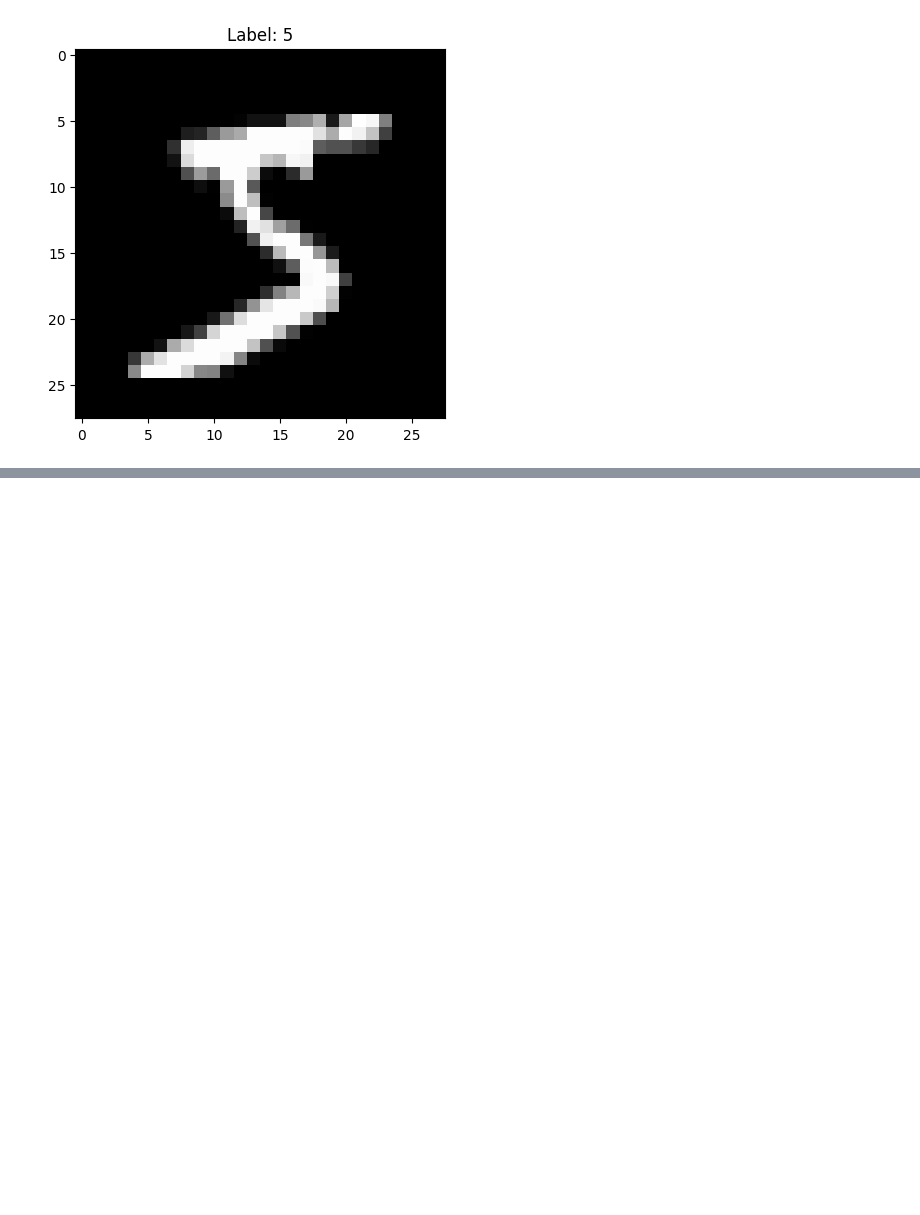
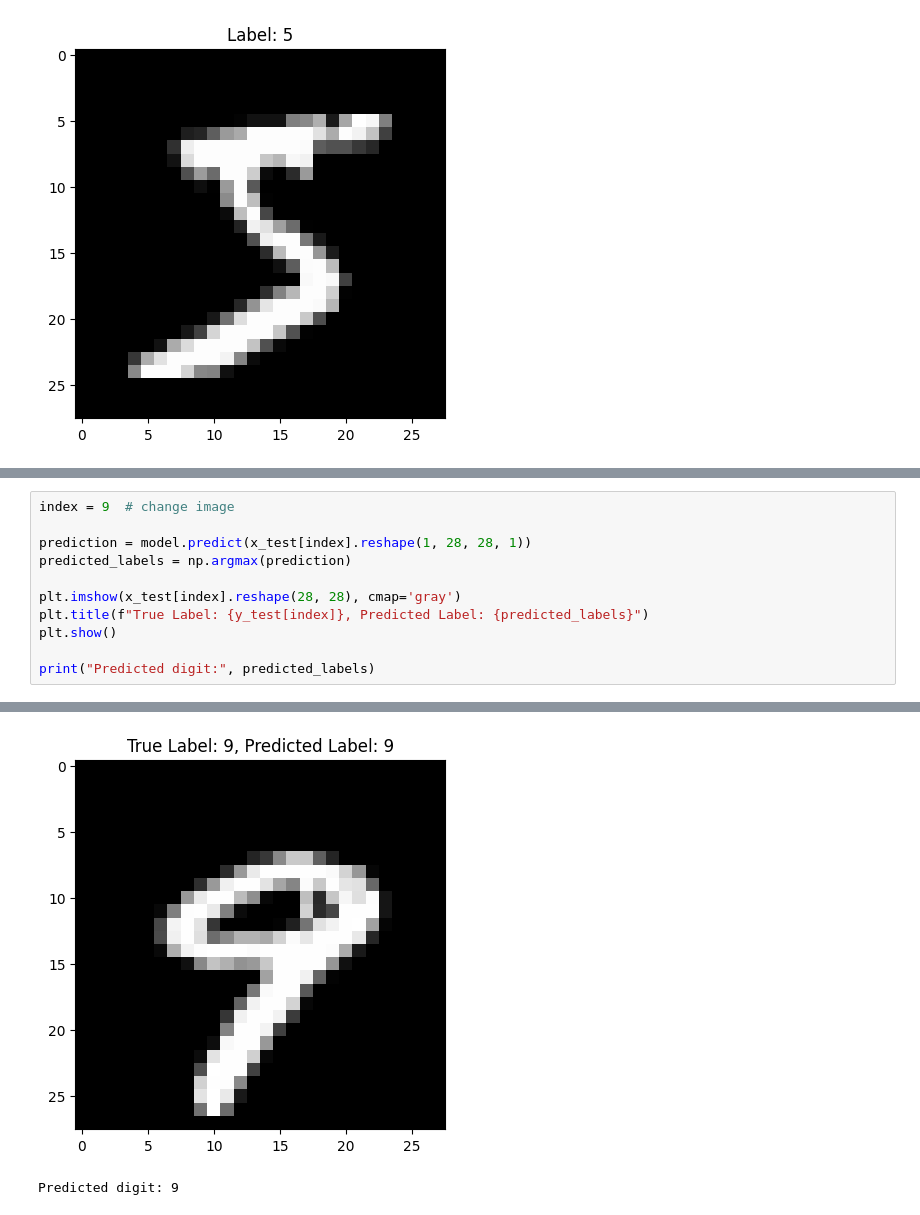
Before and after one commit to hashirahmad806/Machine_Deep_Learning_Tasks, a Jupyter notebook: Handwritten Digit Classifier_Projects/Handwritten_Digit_Classifier.ipynb, the cells around one changed output, grey strips where cells are left out. Drawn from its saved outputs; the diff is of its cells as text; blank space fills up the shorter version.

```diff
--- a/Handwritten Digit Classifier_Projects/Handwritten_Digit_Classifier.ipynb
+++ b/Handwritten Digit Classifier_Projects/Handwritten_Digit_Classifier.ipynb
@@ -45,0 +212,12 @@ Text(0.5, 1.0, 'Label: 5')
+# %%
+index = 9  # change image
+
+prediction = model.predict(x_test[index].reshape(1, 28, 28, 1))
+predicted_labels = np.argmax(prediction)
+
+plt.imshow(x_test[index].reshape(28, 28), cmap='gray')
+plt.title(f"True Label: {y_test[index]}, Predicted Label: {predicted_labels}")
+plt.show()
+
+print("Predicted digit:", predicted_labels)
+# %% [output]
@@ -45,0 +225,2 @@ Text(0.5, 1.0, 'Label: 5')
+[figure, added]
+Predicted digit: 9
```
Also changed, not shown: parts of 25 cells of this notebook.
